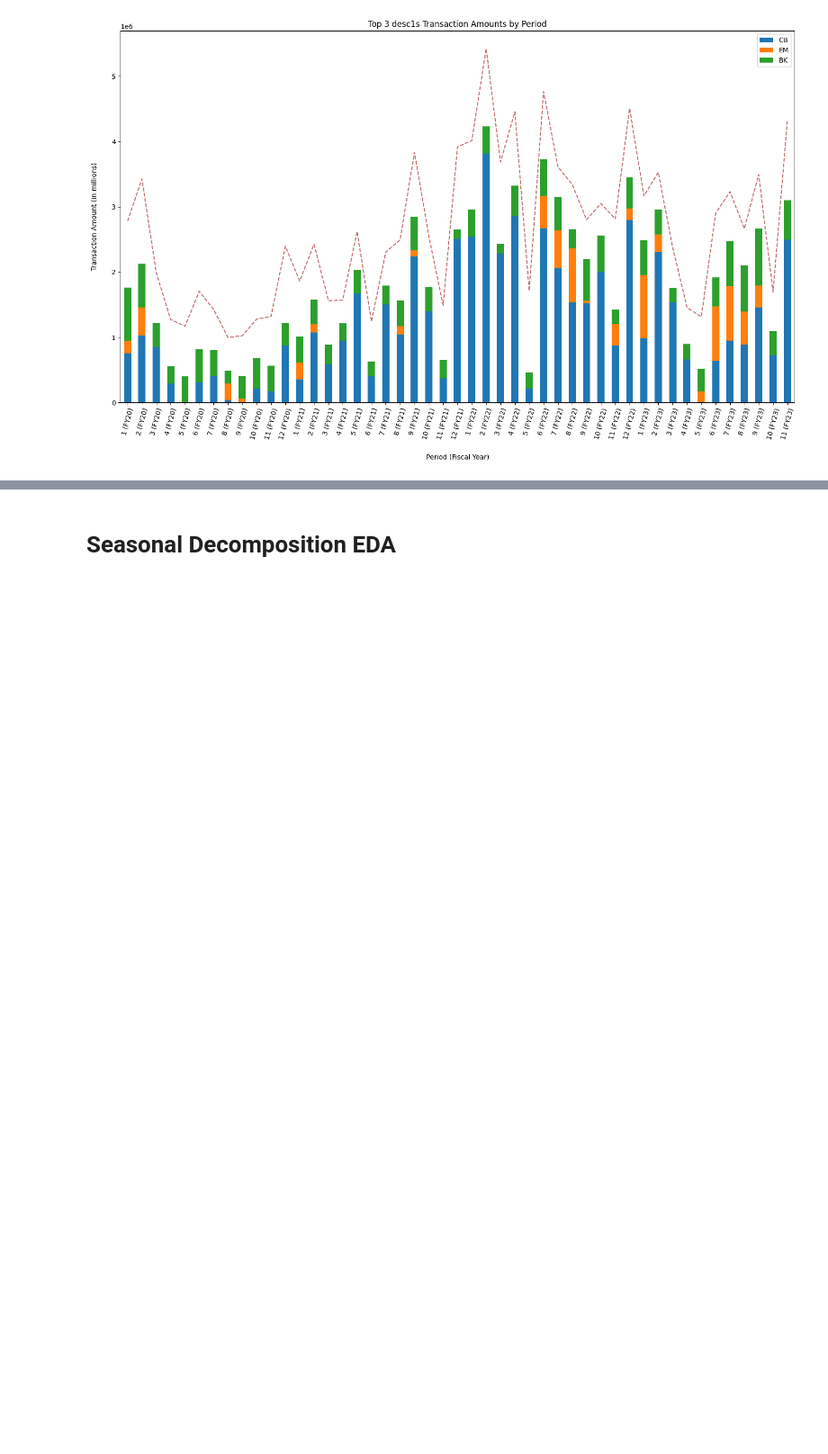
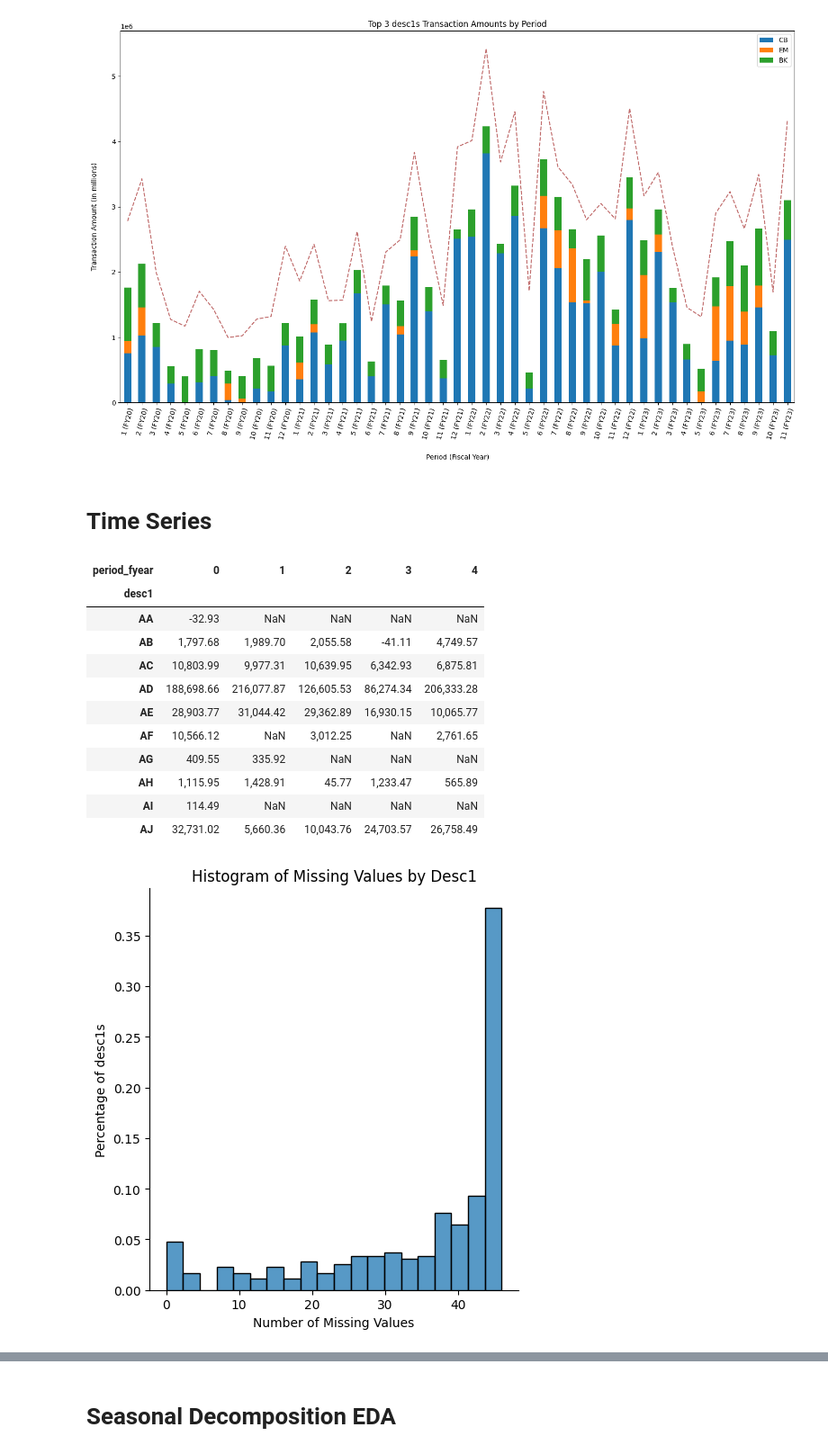
Before and after one commit to lelandjmurrin/Acquisition_Due_Dilligence_Capstone_Project, a Jupyter notebook: GeneralLedgerTxns_EDA.ipynb, the cells around one changed output, grey strips where cells are left out. Shown at 90% size. Cells and saved outputs as stored; diff of their text form; code cells hidden in the pictures; blank space fills up the shorter version.

```diff
--- a/GeneralLedgerTxns_EDA.ipynb
+++ b/GeneralLedgerTxns_EDA.ipynb
@@ -480,3 +623,28 @@ plt.xlabel("Period (Fiscal Year)", labelpad=20)
 plt.xticks(rotation = 75);
 # %% [output]
 [figure]
+# %% [markdown]
+# Time Series
+# %%
+imputer = KNNImputer(n_neighbors = 3)
+X = dh.df.pivot_table(index = "desc1", columns = "period_fyear", values = "txn_amt", aggfunc = "sum")
+#X.isna().sum(axis = 1).sort_values(ascending = False)
+sns.displot(data = X.isna().sum(axis = 1).sort_values(ascending = False), stat = "probability", bins = 20)
+plt.title("Histogram of Missing Values by Desc1")
+plt.xlabel("Number of Missing Values")
+plt.ylabel("Percentage of desc1s")
+display(X.head(10).T.head(5).T)
+# %% [output]
+| period_fyear | 0 | 1 | 2 | 3 | 4 |
+| desc1 |  |  |  |  |  |
+| AA | -32.93 | NaN | NaN | NaN | NaN |
+| AB | 1,797.68 | 1,989.70 | 2,055.58 | -41.11 | 4,749.57 |
+| AC | 10,803.99 | 9,977.31 | 10,639.95 | 6,342.93 | 6,875.81 |
+| AD | 188,698.66 | 216,077.87 | 126,605.53 | 86,274.34 | 206,333.28 |
+| AE | 28,903.77 | 31,044.42 | 29,362.89 | 16,930.15 | 10,065.77 |
+| AF | 10,566.12 | NaN | 3,012.25 | NaN | 2,761.65 |
+| AG | 409.55 | 335.92 | NaN | NaN | NaN |
+| AH | 1,115.95 | 1,428.91 | 45.77 | 1,233.47 | 565.89 |
+| AI | 114.49 | NaN | NaN | NaN | NaN |
+| AJ | 32,731.02 | 5,660.36 | 10,043.76 | 24,703.57 | 26,758.49 |
+[figure, added]
```
Also changed, not shown: parts of 13 cells of this notebook, 2 other files.
